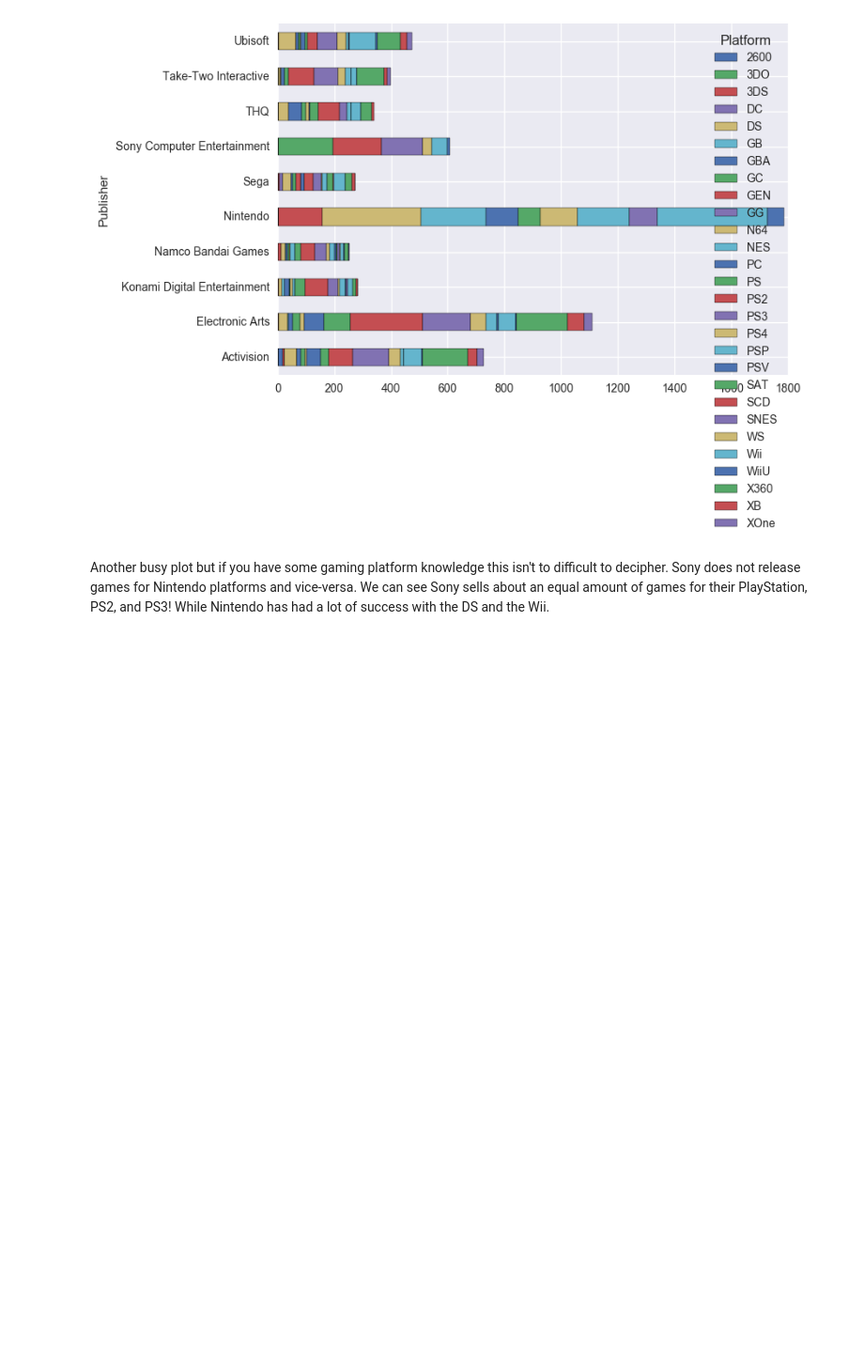
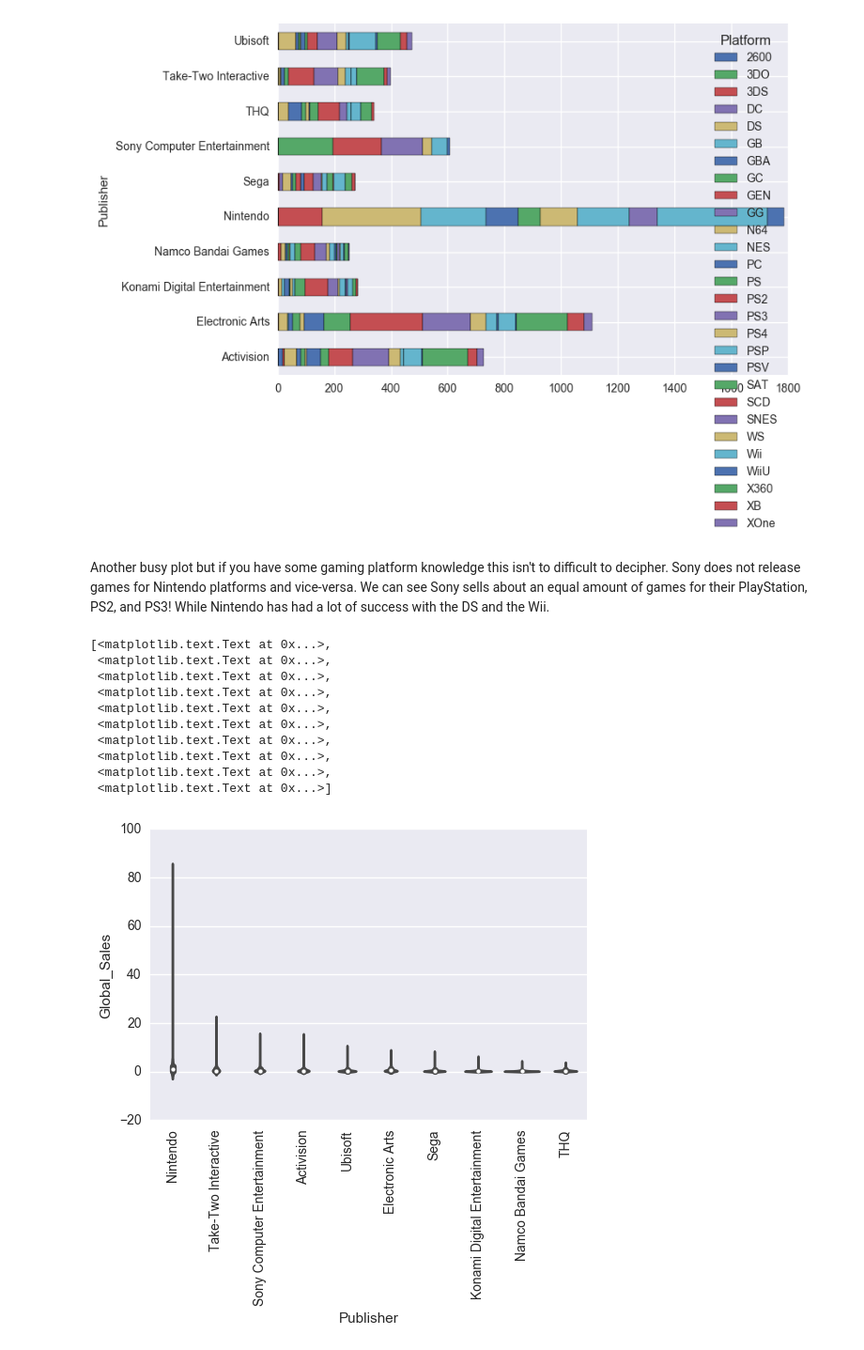
Before and after one commit to drewhontz/VideoGameAnalysis, a Jupyter notebook: VideoGameSales EDA.ipynb, the cells around one changed output. Shown at 94% size. Saved outputs shown, nothing was run; the diff lists cells and outputs as text; code cells hidden in the pictures; blank space fills up the shorter version.

```diff
--- a/VideoGameSales EDA.ipynb
+++ b/VideoGameSales EDA.ipynb
@@ -261,0 +277,15 @@ Another busy plot but if you have some gaming platform knowledge this isn't to d
+# %%
+sns.violinplot(x=top_publishers["Publisher"], y=top_publishers["Global_Sales"])\
+    .set_xticklabels(top_publishers["Publisher"].unique(), rotation = "vertical")
+# %% [output]
+[<matplotlib.text.Text at 0x...>,
+ <matplotlib.text.Text at 0x...>,
+ <matplotlib.text.Text at 0x...>,
+ <matplotlib.text.Text at 0x...>,
+ <matplotlib.text.Text at 0x...>,
+ <matplotlib.text.Text at 0x...>,
+ <matplotlib.text.Text at 0x...>,
+ <matplotlib.text.Text at 0x...>,
+ <matplotlib.text.Text at 0x...>,
+ <matplotlib.text.Text at 0x...>]
+[figure, added]
```
Also changed, not shown: parts of 5 cells of this notebook, 1 other file.
